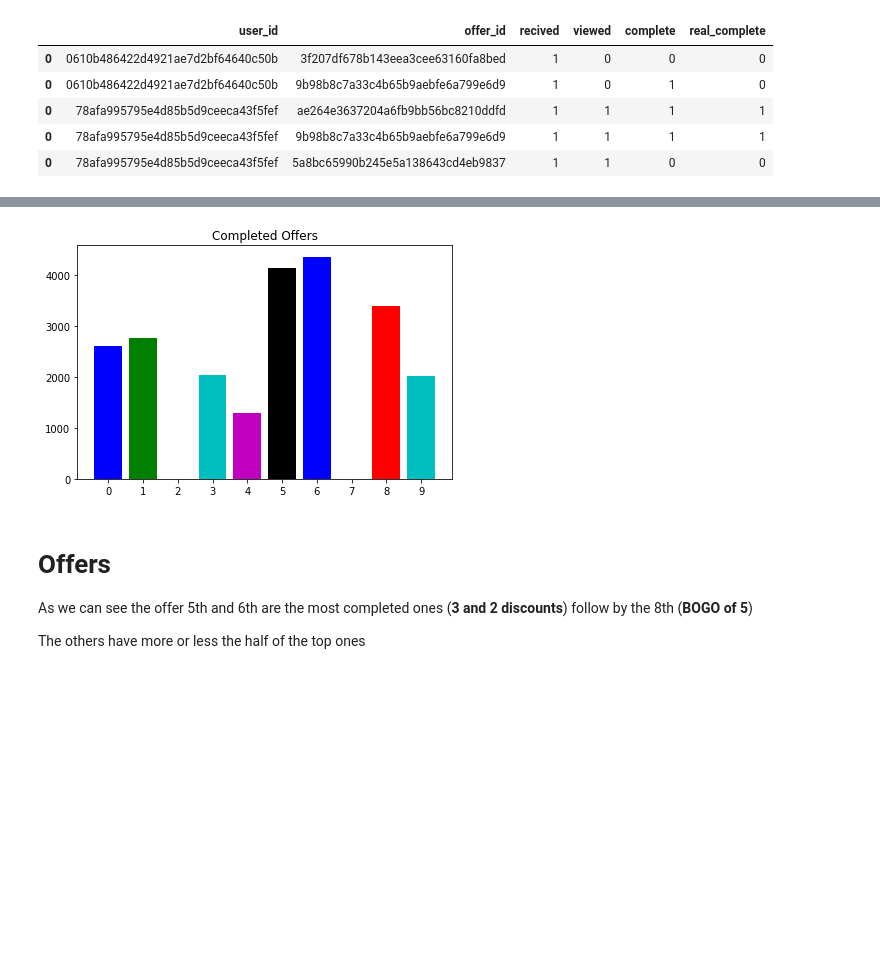
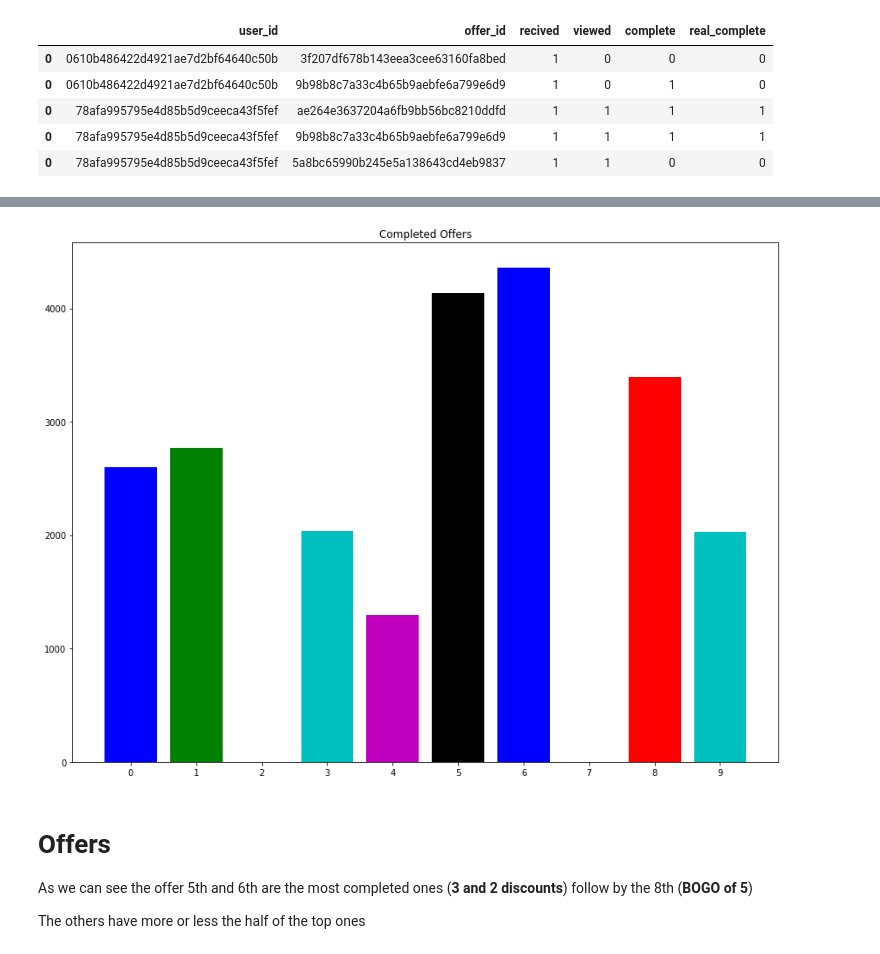
Before and after one commit to Morcu/starbucks_offers, a Jupyter notebook: completed_offers.ipynb, the cells around one changed output, grey strips where cells are left out. Saved outputs shown, nothing was run; the diff lists cells and outputs as text; code cells hidden in the pictures; blank space fills up the shorter version.

```diff
--- a/completed_offers.ipynb
+++ b/completed_offers.ipynb
@@ -5,9 +5,10 @@ import math
 import json
 from matplotlib import pyplot as plt
 import datetime
+import matplotlib.pyplot as plt
 
 % matplotlib inline
-
+plt.rcParams["figure.figsize"] = (12, 9)
 
 pd.options.display.float_format = "{:.2f}".format
 
@@ -65,17 +62,18 @@ Wall time: 44.7 ms
 # %%
 from itertools import cycle
 cycol = cycle('bgrcmk')
 
 y_pos = np.arange(len(offers_id))
-plt.bar(y_pos, offers_sum, color=[next(cycol) for i in y_pos])
+fig = plt.bar(y_pos, offers_sum, color=[next(cycol) for i in y_pos])
 plt.xticks(y_pos, y_pos)
 plt.title('Completed Offers')
 plt.legend()
 plt.tight_layout()
+plt.savefig('img/Completed_Offers.png')
 
 plt.show()
 # %% [output]
-[figure, old version]
+[figure, new version]
 # %% [markdown]
 # Offers
 
```
Also changed, not shown: parts of 13 cells of this notebook, 28 other files.
